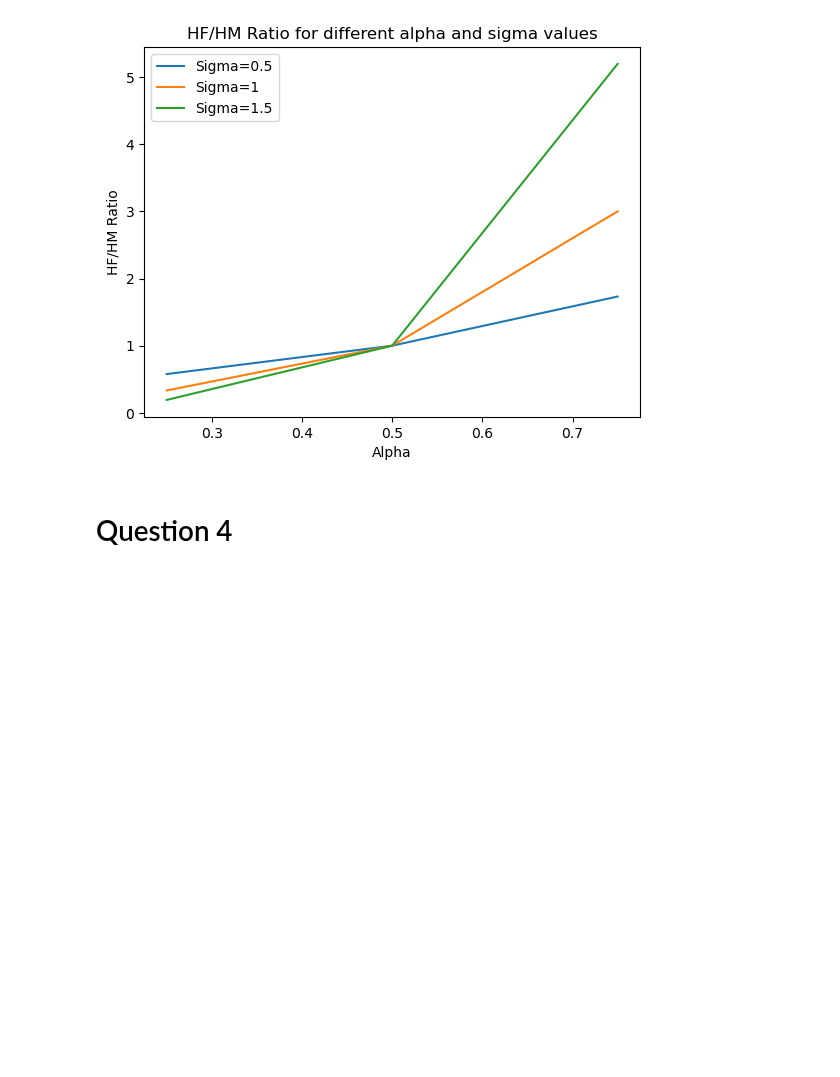
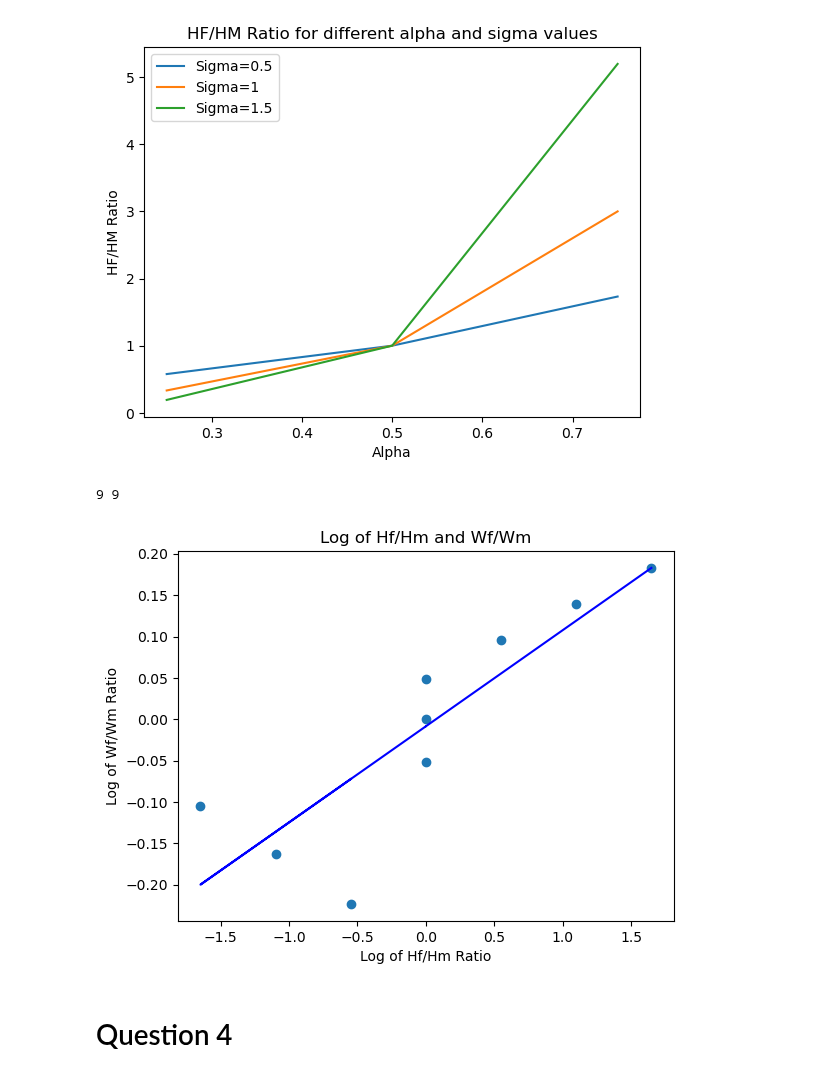
Before and after one commit to NumEconCopenhagen/projects-2023-jt, a Jupyter notebook: inauguralproject/inauguralproject.ipynb, the cells around one changed output. Saved outputs shown, nothing was run; the diff lists cells and outputs as text; code cells hidden in the pictures; blank space fills up the shorter version.

```diff
--- a/inauguralproject/inauguralproject.ipynb
+++ b/inauguralproject/inauguralproject.ipynb
@@ -159,6 +159,29 @@ plt.legend()
 plt.show()
 # %% [output]
 [figure]
+# %%
+# Create arrays for WF/WM ratio
+WFlist = np.linspace(0.8, 1.2, 9)
+WM = np.ones(9)
+WF = np.array(WFlist)
+WF_WM_r = WF / WM
+
+# Take log of values
+log_wf_wm_r = np.log(WF_WM_r)
+log_hf_hm1 = np.log(HF_HM_ratio1)
+
+# Plot
+print(len(log_wf_wm_r), len(log_hf_hm1))
+plt.scatter(log_hf_hm1, log_wf_wm_r)
+slope, intercept = np.polyfit(log_hf_hm1, log_wf_wm_r, 1)
+plt.plot(log_hf_hm1, slope * log_hf_hm1 + intercept, color='blue')
+plt.xlabel("Log of Hf/Hm Ratio")
+plt.ylabel("Log of Wf/Wm Ratio")
+plt.title("Log of Hf/Hm and Wf/Wm")
+plt.show()
+# %% [output]
+9 9
+[figure, added]
 # %% [markdown]
 # Question 4
 # %% [markdown]
```
